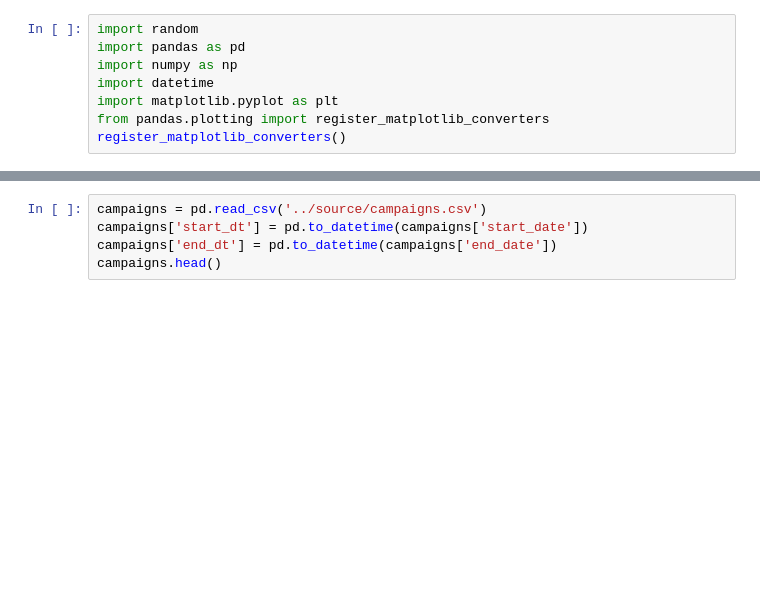
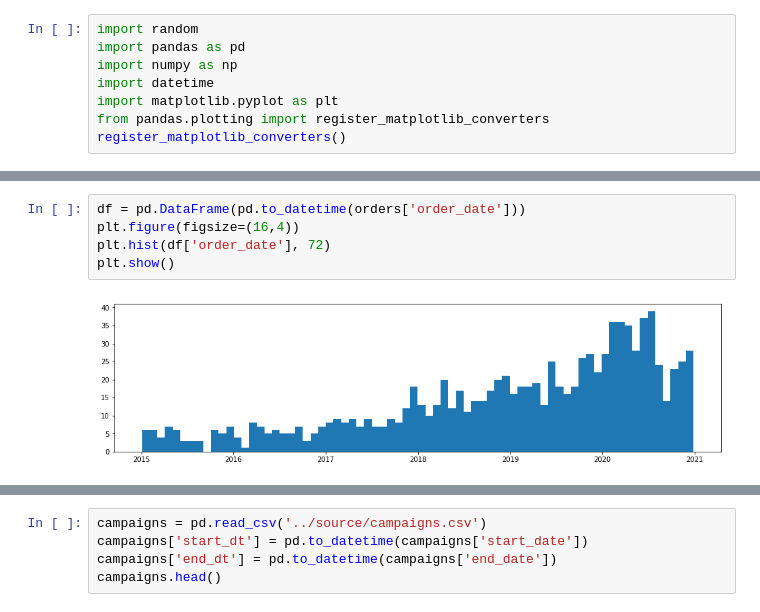
Before and after one commit to koles/gooddata-acme-demo, a Jupyter notebook: data/notebooks/orders_fix.ipynb, the cells around one changed output, grey strips where cells are left out. Drawn from its saved outputs; the diff is of its cells as text; blank space fills up the shorter version.

```diff
--- a/data/notebooks/orders_fix.ipynb
+++ b/data/notebooks/orders_fix.ipynb
@@ -19,0 +19,7 @@ Add marketing tracking code to randomized orders
+# %%
+df = pd.DataFrame(pd.to_datetime(orders['order_date']))
+plt.figure(figsize=(16,4))
+plt.hist(df['order_date'], 72)
+plt.show()
+# %% [output]
+[figure, added]
```
Also changed, not shown: parts of 12 cells of this notebook, 12 other files.
